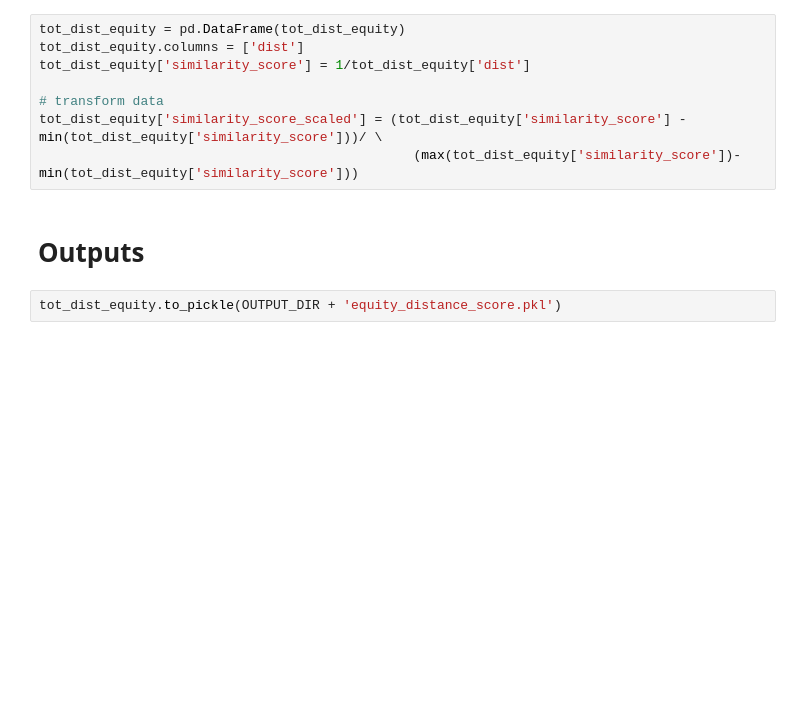
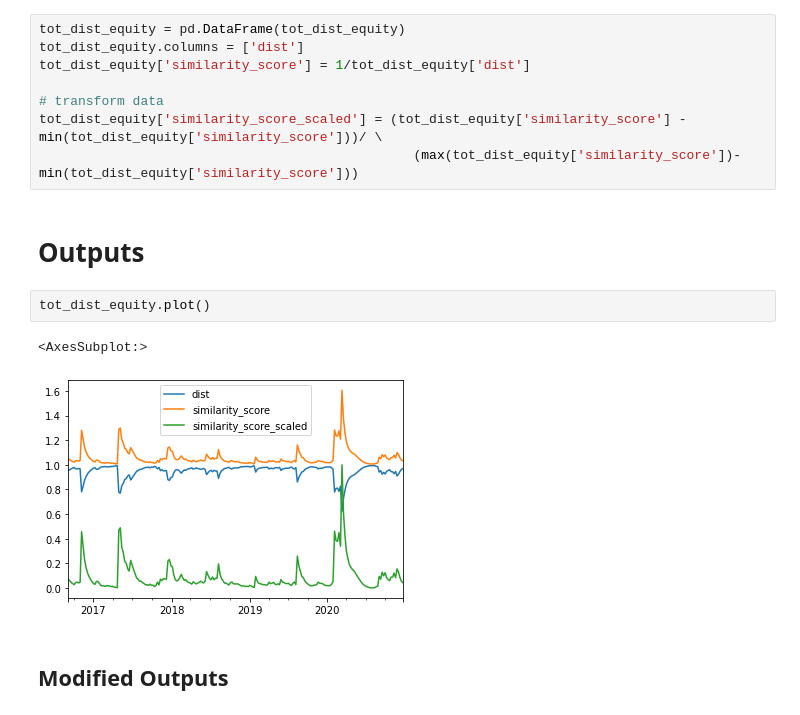
Before and after one commit to wingwingz/AFP, a Jupyter notebook: Macroeconomics/macro-distance.ipynb, the cells around one changed output. Cells and saved outputs as stored; diff of their text form; blank space fills up the shorter version.

```diff
--- a/Macroeconomics/macro-distance.ipynb
+++ b/Macroeconomics/macro-distance.ipynb
@@ -198,5 +211,10 @@ tot_dist_equity['similarity_score_scaled'] = (tot_dist_equity['similarity_score'
                                                 (max(tot_dist_equity['similarity_score'])-min(tot_dist_equity['similarity_score']))
 # %% [markdown]
 # Outputs
-# %%
-tot_dist_equity.to_pickle(OUTPUT_DIR + 'equity_distance_score.pkl')
+# %%
+tot_dist_equity.plot()
+# %% [output]
+<AxesSubplot:>
+[figure, added]
+# %% [markdown]
+## Modified Outputs
```
Also changed, not shown: parts of 12 cells of this notebook, 11 other files.
